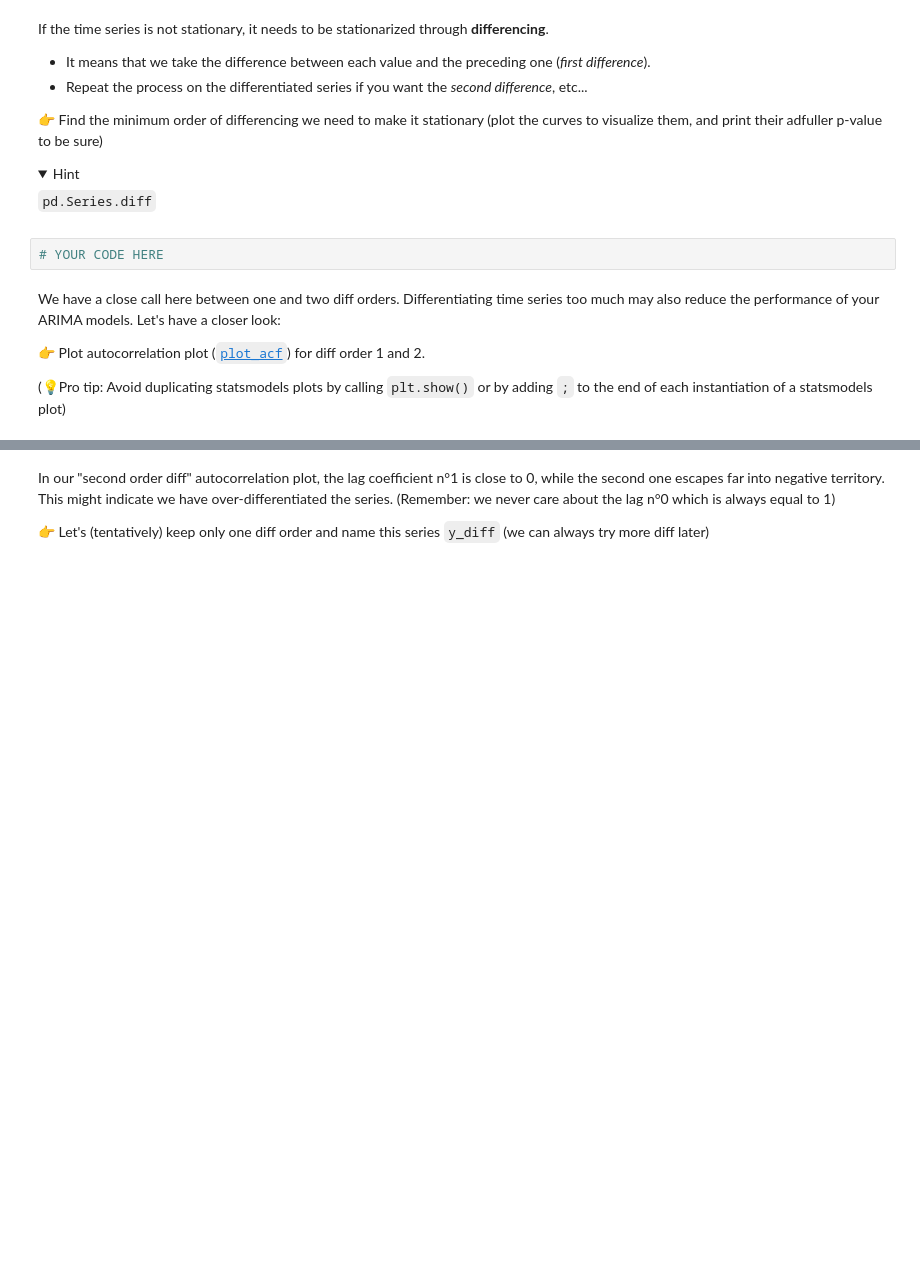
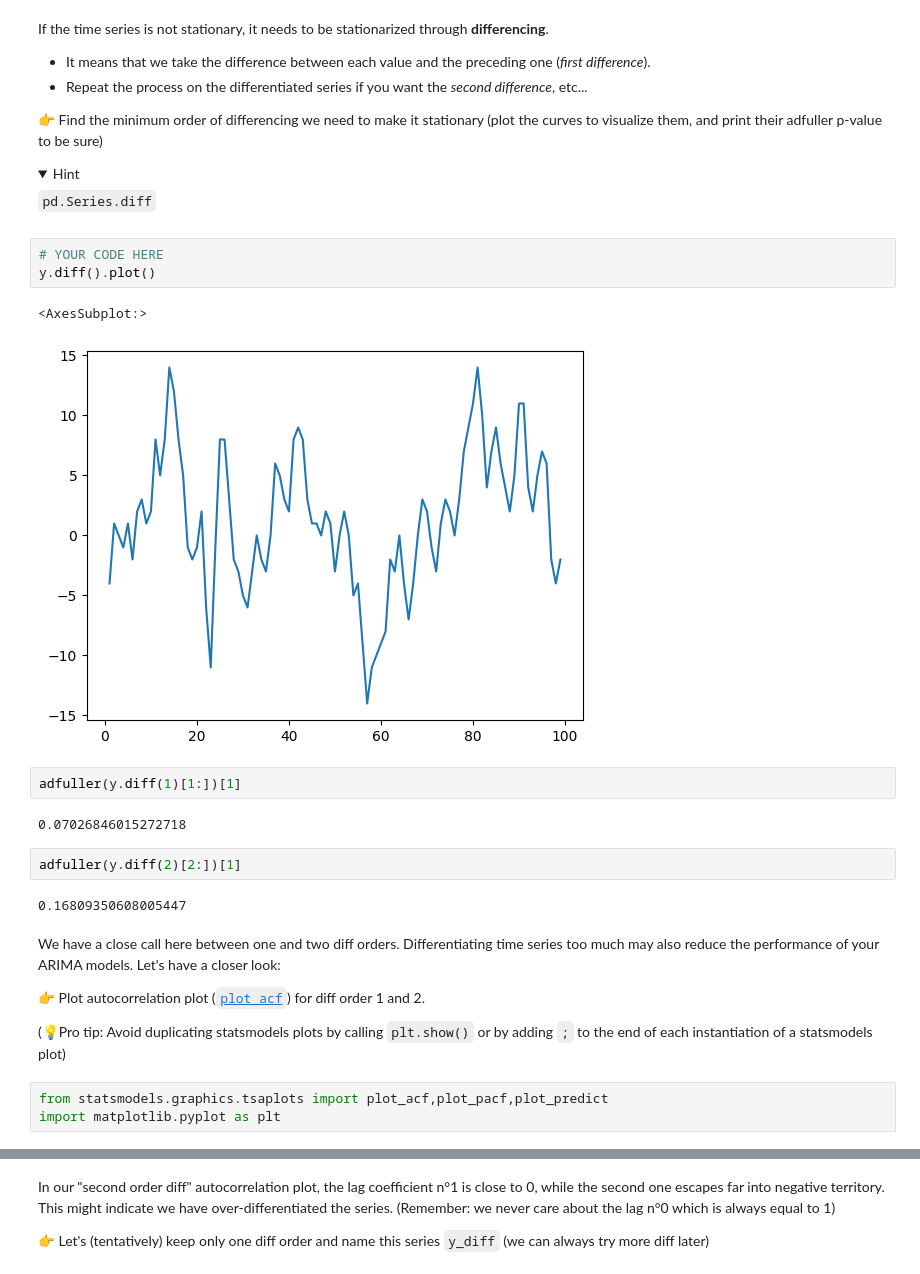
Before and after one commit to GasparinB/data-arima, a Jupyter notebook: arima.ipynb, the cells around one changed output, grey strips where cells are left out. Saved outputs shown, nothing was run; the diff lists cells and outputs as text; folded sections open; blank space fills up the shorter version.

```diff
--- a/arima.ipynb
+++ b/arima.ipynb
@@ -56,11 +67,26 @@ If the time series is not stationary, it needs to be stationarized through **dif
 </details>
 # %%
 # YOUR CODE HERE
+y.diff().plot()
+# %% [output]
+<AxesSubplot:>
+[figure, added]
+# %%
+adfuller(y.diff(1)[1:])[1]
+# %% [output]
+0.07026846015272718
+# %%
+adfuller(y.diff(2)[2:])[1]
+# %% [output]
+0.16809350608005447
 # %% [markdown]
 We have a close call here between one and two diff orders. Differentiating time series too much may also reduce the performance of your ARIMA models. Let's have a closer look:
 
 👉 Plot autocorrelation plot ([`plot_acf`](https://www.statsmodels.org/stable/generated/statsmodels.graphics.tsaplots.plot_acf.html)) for diff order 1 and 2.
 
 (💡Pro tip: Avoid duplicating statsmodels plots by calling `plt.show()` or by adding `;` to the end of each instantiation of a statsmodels plot)
+# %%
+from statsmodels.graphics.tsaplots import plot_acf,plot_pacf,plot_predict
+import matplotlib.pyplot as plt
 # %%
 # YOUR CODE HERE
```
Also changed, not shown: parts of 30 cells of this notebook.
